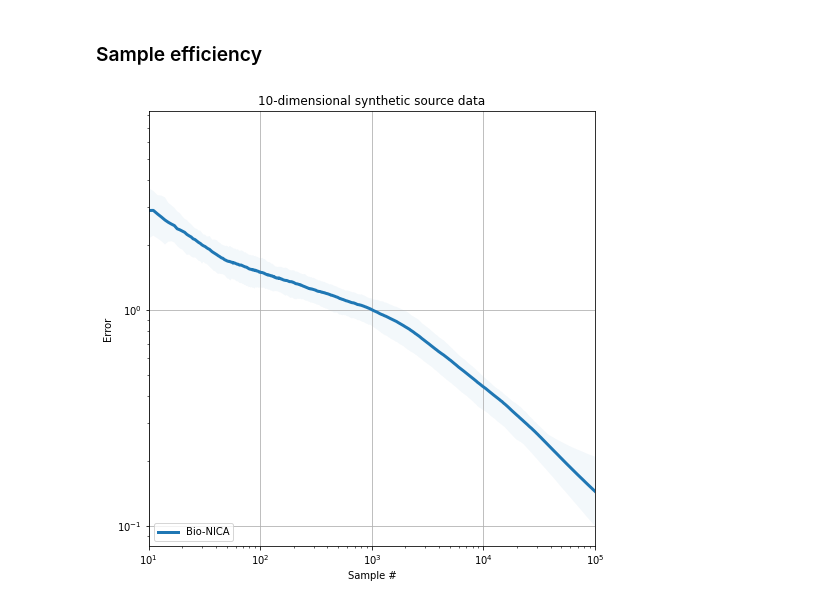
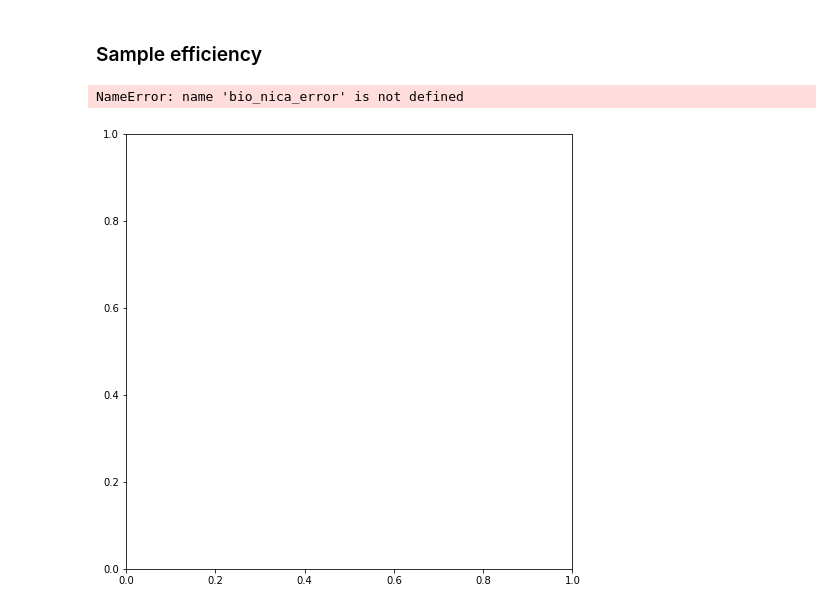
Before and after one commit to flatironinstitute/bio-nica, a Jupyter notebook: NICA.ipynb, the cells around one changed output. Saved outputs shown, nothing was run; the diff lists cells and outputs as text; code cells hidden in the pictures.

```diff
--- a/NICA.ipynb
+++ b/NICA.ipynb
@@ -141,7 +141,7 @@ samples = S.shape[1]
 # %% [markdown]
 # Global parameters and permuted data
 # %%
-trials = 10; epochs = 1; iters = epochs*samples; report_num = 1
+trials = 1; epochs = 1; iters = epochs*samples; report_num = 1
 # %%
 S_permuted = np.zeros((trials,s_dim,iters))
 X_permuted = np.zeros((trials,x_dim,iters))
@@ -156,8 +156,8 @@ for n in range(trials):
 # %% [markdown]
 ### Parameters
 # %%
-# a = 100; b = .01; tau = .1 # optimal parameters for 3-dimensional synthetic data
-a = 1000; b = .1; tau = .03 # optimal parameters for 10-dimensional synthetic data
+a = 100; b = .01; tau = .1 # optimal parameters for 3-dimensional synthetic data
+# a = 1000; b = .1; tau = .03 # optimal parameters for 10-dimensional synthetic data
 # a = 1000; b = .001; tau = .05 # optimal parameters for image data
 # %% [markdown]
 ### Online algorithm
@@ -282,8 +270,8 @@ report number: 1
 # %% [markdown]
 ### Parameters
 # %%
-# a = 10; b = .8 # optimal parameters for 3-dimensional synthetic data
-a = 10; b = .9 # optimal parameters for 10-dimensional synthetic data
+a = 10; b = .8 # optimal parameters for 3-dimensional synthetic data
+# a = 10; b = .9 # optimal parameters for 10-dimensional synthetic data
 # %%
 max_steps = 100
 # %% [markdown]
@@ -574,10 +551,10 @@ dataset = 'synthetic'
 # nsm_error = np.load(f'error/{dataset}/{s_dim}-dim-source/{x_dim}-dim-mixture/2nsm/a=10/b=0.8/error.npy')
 # npca_error = np.load(f'error/{dataset}/{s_dim}-dim-source/{x_dim}-dim-mixture/npca/a=1000/b=0.01/error.npy')
 # %%
-s_dim = 10
-x_dim = 10
+# s_dim = 10
+# x_dim = 10
 
-bio_nica_error = np.load(f'error/{dataset}/{s_dim}-dim-source/{x_dim}-dim-mixture/bio-nica/a=1000/b=0.1/tau=0.05/error.npy')
+# bio_nica_error = np.load(f'error/{dataset}/{s_dim}-dim-source/{x_dim}-dim-mixture/bio-nica/a=1000/b=0.1/tau=0.05/error.npy')
 # nsm_error = np.load(f'error/{dataset}/{s_dim}-dim-source/{x_dim}-dim-mixture/2nsm/a=10/b=0.8/error.npy')
 # npca_error = np.load(f'error/{dataset}/{s_dim}-dim-source/{x_dim}-dim-mixture/npca/a=1000/b=0.01/error.npy')
 # %% [markdown]
@@ -585,43 +562,44 @@ bio_nica_error = np.load(f'error/{dataset}/{s_dim}-dim-source/{x_dim}-dim-mixtur
 # %%
 fig = plt.figure(figsize=(8,8))
 
 linewidth = 3
 
 t = list(range(iters))
 ci = 90
 
 ax = plt.subplot(1, 1, 1)
 add_ci_line(
     ax,
     t,
     bio_nica_error,
     ci_pct = ci,
     plot_kwargs={'ls': '-', 'lw': linewidth, 'label': 'Bio-NICA'},
 )
-# add_ci_line(
-#     ax,
-#     t,
-#     nsm_error[0:3,:],
-#     ci_pct = ci,
-#     plot_kwargs={"ls": "--", "lw": linewidth, "label": "2-layer NSM"},
-# )
-# add_ci_line(
-#     ax,
-#     t,
-#     npca_error,
-#     ci_pct = ci,
-#     plot_kwargs={"ls": ":", "lw": linewidth, "label": "Nonnegative PCA (pre-whitened inputs)"},
-# )
+add_ci_line(
+    ax,
+    t,
+    nsm_error[0:3,:],
+    ci_pct = ci,
+    plot_kwargs={"ls": "--", "lw": linewidth, "label": "2-layer NSM"},
+)
+add_ci_line(
+    ax,
+    t,
+    npca_error,
+    ci_pct = ci,
+    plot_kwargs={"ls": ":", "lw": linewidth, "label": "Nonnegative PCA (pre-whitened inputs)"},
+)
 ax.loglog()
 
 plt.title(f'{s_dim}-dimensional {dataset} source data')
 
 plt.xlabel('Sample #')
 plt.ylabel('Error')
 plt.xlim((10,iters))
 plt.grid()
 plt.legend(loc = 'lower left')
 
 plt.savefig(f'plots/{dataset}_{s_dim}-dim_comparision.png', dpi=300, transparent='true', bbox_inches='tight')
 # %% [output]
+NameError: name 'bio_nica_error' is not defined
-[figure, old version]
+[figure, new version]
```
Also changed, not shown: parts of 4 cells of this notebook, 6 other files.
